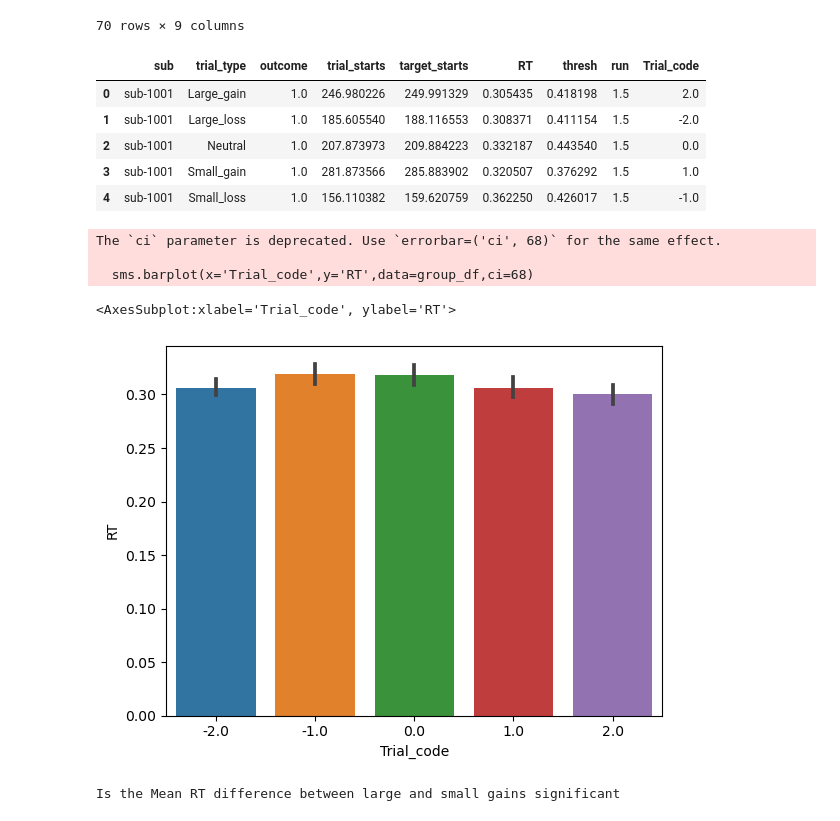
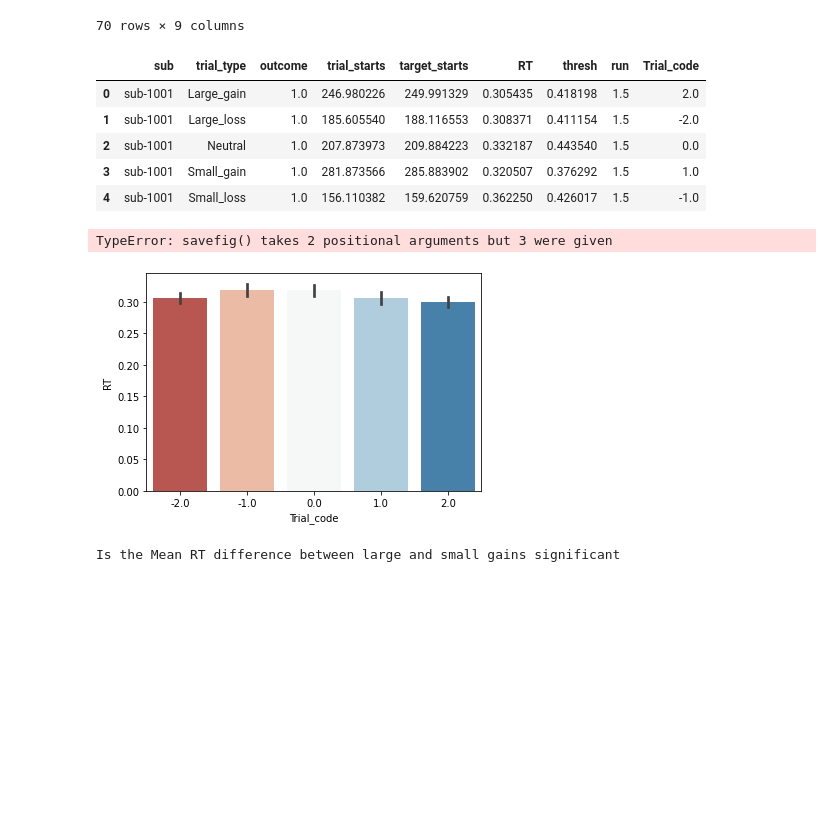
Before and after one commit to DVS-Lab/istart-mid, a Jupyter notebook: code/Behave.ipynb, the cells around one changed output. Cells and saved outputs as stored; diff of their text form; code cells hidden in the pictures; blank space fills up the shorter version.

Commit message:
Made BARGRAPH RT figure

```diff
--- a/code/Behave.ipynb
+++ b/code/Behave.ipynb
@@ -3,6 +3,8 @@ import os
 import pandas as pd
 import numpy as np
 import seaborn as sms
+import matplotlib.pyplot as plt
+plt.rcParams['svg.fonttype'] = 'none'
 # %%
 os.listdir('../derivatives/')
 sub_df=pd.read_csv('../derivatives/OutlierRuns.tsv',sep='\t')
@@ -29,7 +31,7 @@ from natsort import natsorted
 import re
 
 #Make a list of the files
-Mat_Beh_dir='/data/projects/istart/Monetary_Incentive/data'
+Mat_Beh_dir='../../istart/Monetary_Incentive/data'
 ML_EvFiles_list=natsorted([os.path.join(root,f) for root,dirs,files in os.walk(
     Mat_Beh_dir) for f in files if 'run' in f])
 
@@ -195,21 +197,19 @@ df[df['sub']=='sub-3199']
 # %%
 df['run']=df['run'].astype(int)
 group_df=df.groupby(by=['sub','trial_type']).median()
 group_df=group_df.reset_index()
 display(group_df.head())
-sms.barplot(x='Trial_code',y='RT',data=group_df,ci=68)
+g=sms.barplot(x='Trial_code',y='RT',data=group_df,ci=68,palette='RdBu')
+plt.savefig(g,'Figures/RT_BAR.svg')
 # %% [output]
 |  | sub | trial_type | outcome | trial_starts | target_starts | RT | thresh | run | Trial_code |
 | 0 | sub-1001 | Large_gain | 1.0 | 246.980226 | 249.991329 | 0.305435 | 0.418198 | 1.5 | 2.0 |
 | 1 | sub-1001 | Large_loss | 1.0 | 185.605540 | 188.116553 | 0.308371 | 0.411154 | 1.5 | -2.0 |
 | 2 | sub-1001 | Neutral | 1.0 | 207.873973 | 209.884223 | 0.332187 | 0.443540 | 1.5 | 0.0 |
 | 3 | sub-1001 | Small_gain | 1.0 | 281.873566 | 285.883902 | 0.320507 | 0.376292 | 1.5 | 1.0 |
 | 4 | sub-1001 | Small_loss | 1.0 | 156.110382 | 159.620759 | 0.362250 | 0.426017 | 1.5 | -1.0 |
-The `ci` parameter is deprecated. Use `errorbar=('ci', 68)` for the same effect.
-
-  sms.barplot(x='Trial_code',y='RT',data=group_df,ci=68)
+TypeError: savefig() takes 2 positional arguments but 3 were given
-<AxesSubplot:xlabel='Trial_code', ylabel='RT'>
-[figure, old version]
+[figure, new version]
 # %%
 from scipy.stats import ttest_rel
 print("Is the Mean RT difference between large and small gains significant")
```
Also changed, not shown: parts of 4 cells of this notebook, 1 other file.
